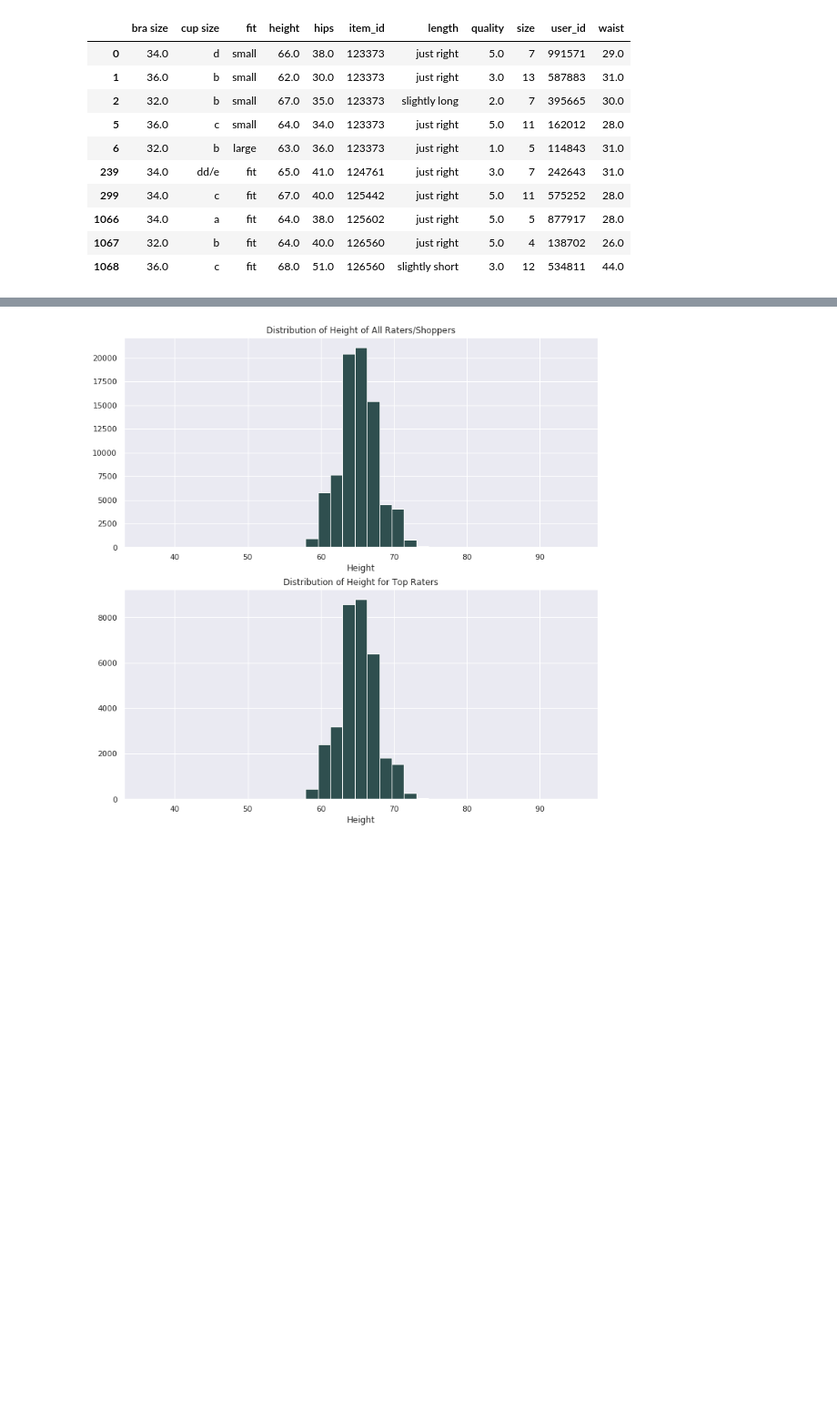
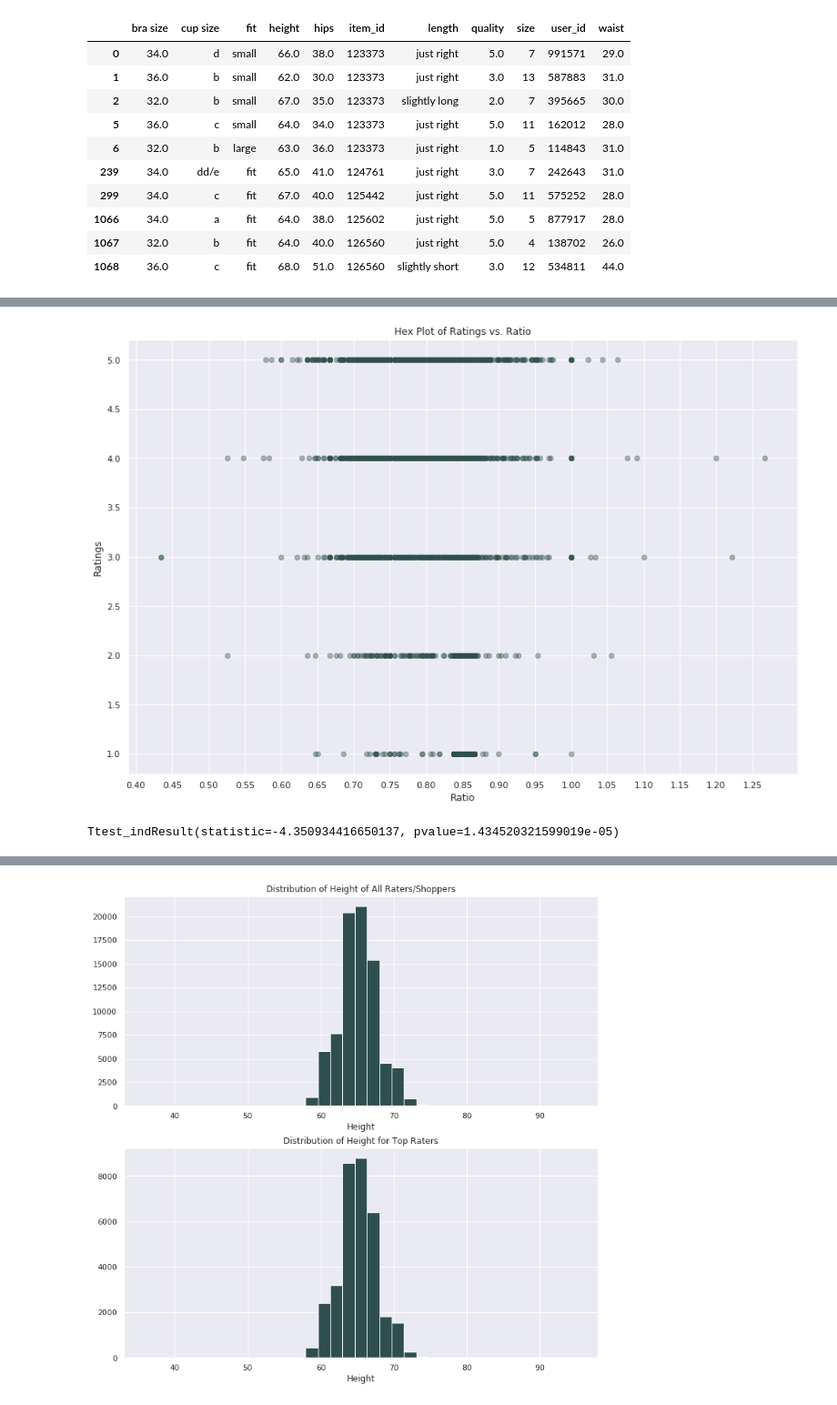
Before and after one commit to CliffordBridges/Whose-Clothes-Fit-Well, a Jupyter notebook: Allan_EDA_Cleaning.ipynb, the cells around one changed output, grey strips where cells are left out. Shown at 91% size. Cells and saved outputs as stored; diff of their text form; code cells hidden in the pictures; blank space fills up the shorter version.

```diff
--- a/Allan_EDA_Cleaning.ipynb
+++ b/Allan_EDA_Cleaning.ipynb
@@ -305,3 +322,26 @@ Ttest_indResult(statistic=1.9892641083946638, pvalue=0.05669640289224266)
+# %%
+#plotting rating vs hip-waist ratio
+figure = plt.figure(figsize=(15, 10))
+
+axes = figure.add_subplot(1, 1, 1)
+axes.scatter(   modcloth_sub['hip_waist_ratio'],modcloth_sub['quality'],marker="o", color="darkslategray", alpha = .4)
+#axes.hexbin(modcloth_sub['hip_waist_ratio'],modcloth_sub['quality'], gridsize=40, cmap=cm.Blues)
+axes.set_ylabel("Ratings")
+axes.set_xlabel("Ratio")
+axes.set_xticks(np.arange(.4,1.3,step = .05))
+axes.set_title("Hex Plot of Ratings vs. Ratio")
+plt.savefig('Rating_vs_Ratio.png')
+
+
+plt.show()
+plt.close()
+# %% [output]
+[figure, added]
+# %%
+#T-test that ratio affects high rating
+stats.ttest_ind(mod_risk_sub.quality,low_risk_sub.quality, axis = 0, equal_var = False, nan_policy = 'omit')
+# %% [output]
+Ttest_indResult(statistic=-4.350934416650137, pvalue=1.434520321599019e-05)
 # %%
 top_ratings = modcloth_sub[(modcloth_sub.length == 'just right')&(modcloth_sub.quality >=4.0)
                           &(modcloth_sub.fit == 'fit')]
```
Also changed, not shown: parts of 24 cells of this notebook, 3 other files.
